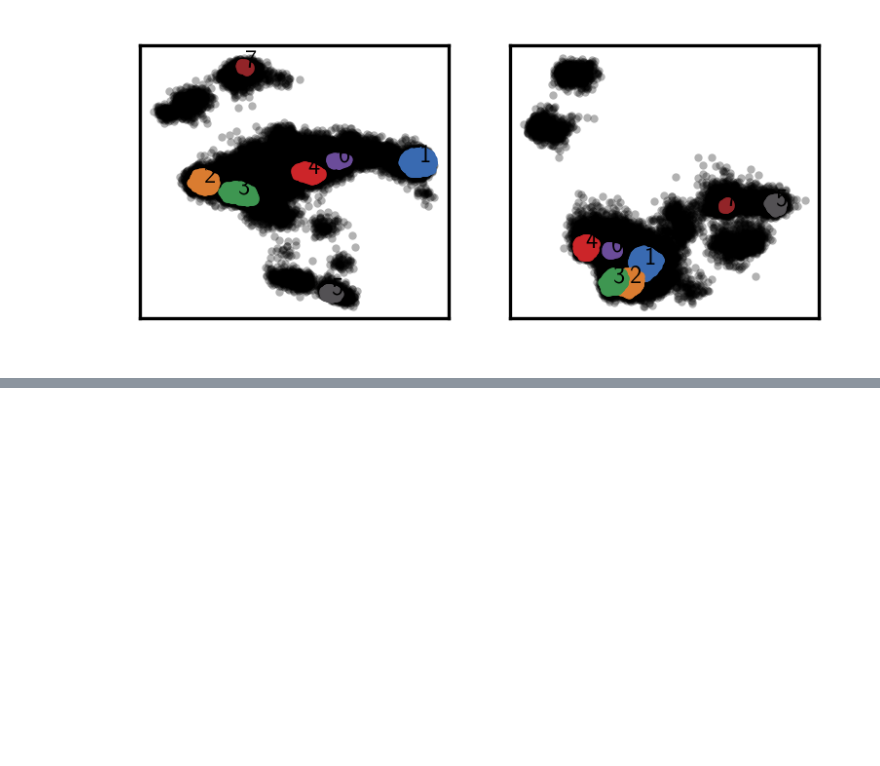
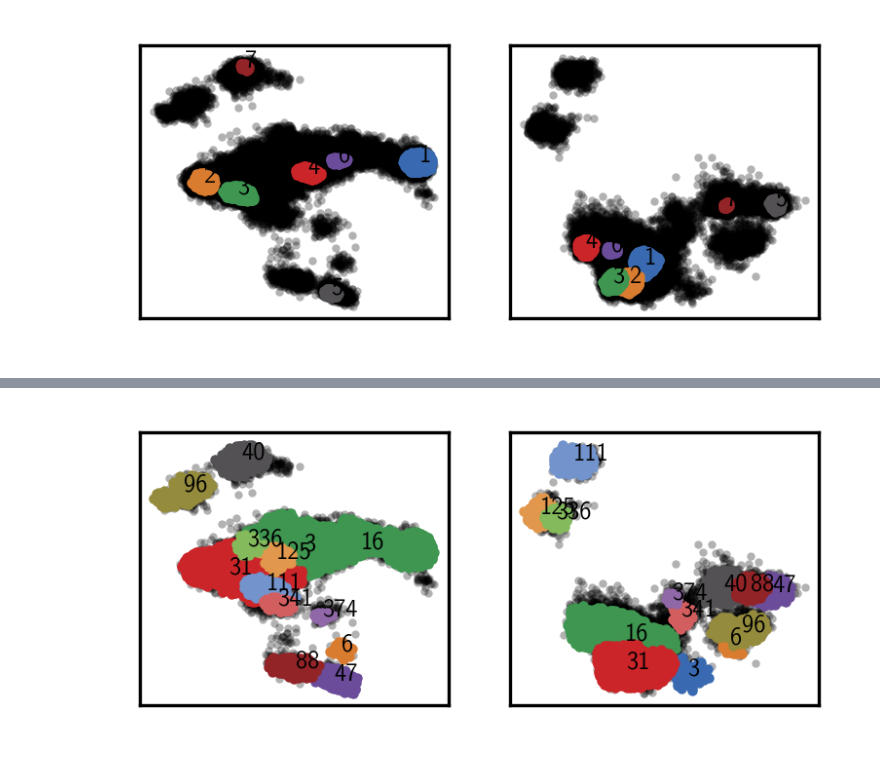
Before and after one commit to janjoswig/CommonNNClustering-Benchmark, a Jupyter notebook: scans.ipynb, the cells around one changed output, grey strips where cells are left out. Saved outputs shown, nothing was run; the diff lists cells and outputs as text; code cells hidden in the pictures; blank space fills up the shorter version.

```diff
--- a/scans.ipynb
+++ b/scans.ipynb
@@ -1939,0 +1997,16 @@ for axi, dim in enumerate(range(0, 4, 2)):
+# %%
+fig, Ax = plt.subplots(
+    1, 2,
+    figsize=(
+        mpl.rcParams["figure.figsize"][0] * 1.5,
+        mpl.rcParams["figure.figsize"][1],
+    )
+)
+for axi, dim in enumerate(range(0, 4, 2)):
+    h_clustering.evaluate(
+        ax=Ax[axi],
+        dim=(dim, dim + 1),
+        ax_props={"xlabel": None, "ylabel": None, "xticks": (), "yticks": ()}
+    )
+# %% [output]
+[figure, added]
```
Also changed, not shown: parts of 31 cells of this notebook, 1 other file.
